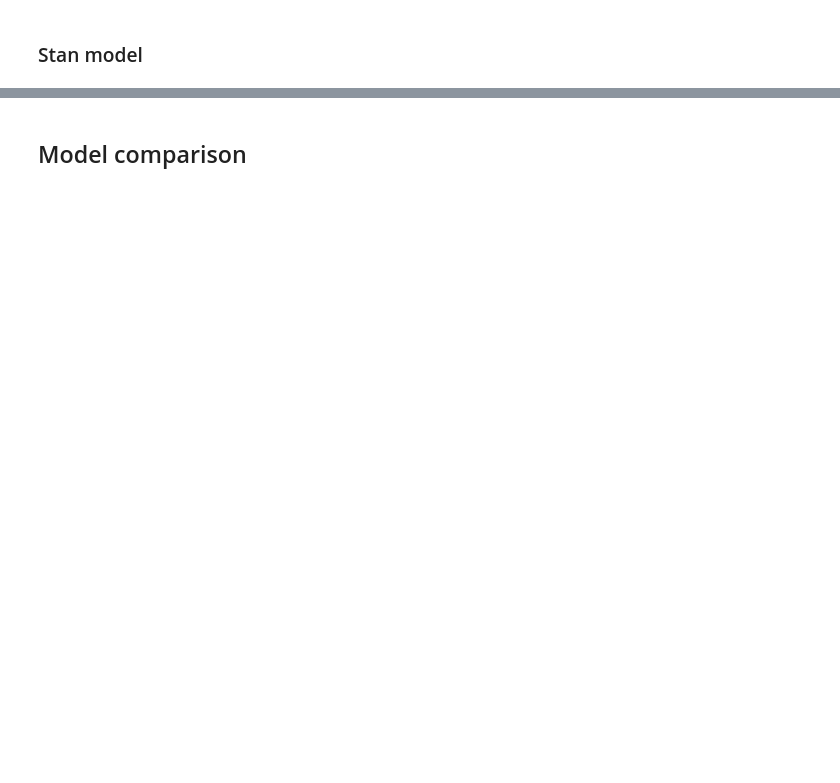
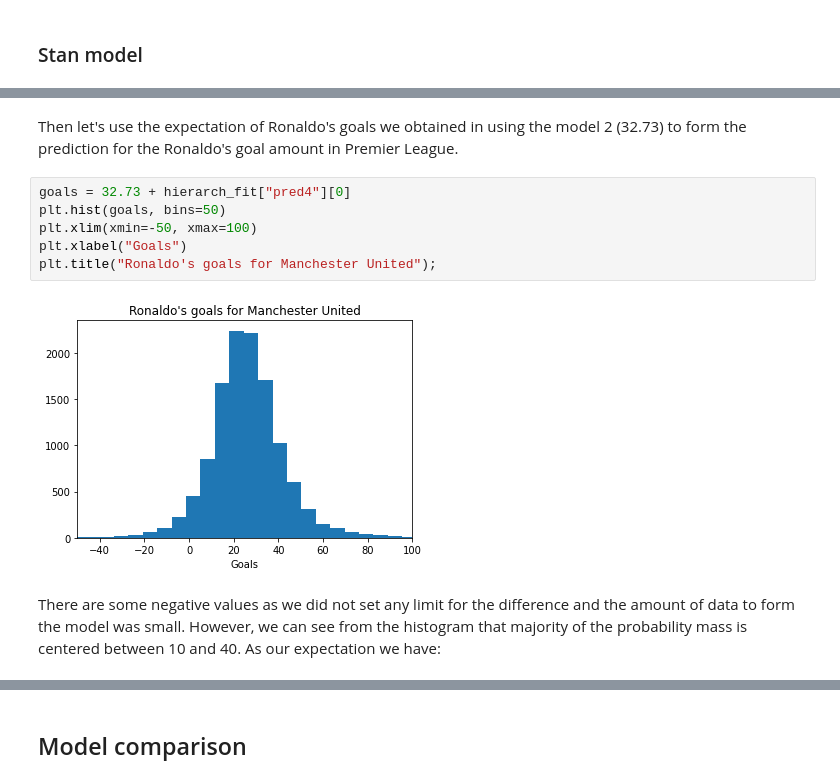
Before and after one commit to shiftleino/bayesian-premier, a Jupyter notebook: analysis.ipynb, the cells around one changed output, grey strips where cells are left out. Cells and saved outputs as stored; diff of their text form; blank space fills up the shorter version.

```diff
--- a/analysis.ipynb
+++ b/analysis.ipynb
@@ -809,0 +919,12 @@ model {
+# %% [markdown]
+Then let's use the expectation of Ronaldo's goals we obtained in using the model 2 (32.73) to form the prediction for the Ronaldo's goal amount in Premier League.
+# %%
+goals = 32.73 + hierarch_fit["pred4"][0]
+plt.hist(goals, bins=50)
+plt.xlim(xmin=-50, xmax=100)
+plt.xlabel("Goals")
+plt.title("Ronaldo's goals for Manchester United");
+# %% [output]
+[figure, added]
+# %% [markdown]
+There are some negative values as we did not set any limit for the difference and the amount of data to form the model was small. However, we can see from the histogram that majority of the probability mass is centered between 10 and 40. As our expectation we have:
```
Also changed, not shown: parts of 32 cells of this notebook, 1 other file.
